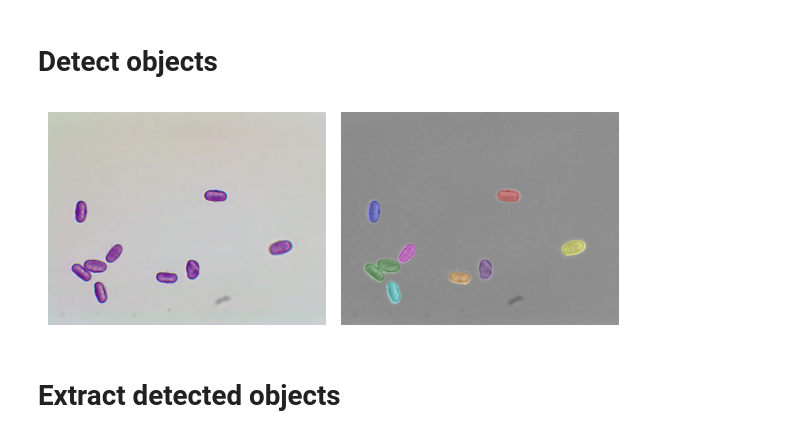
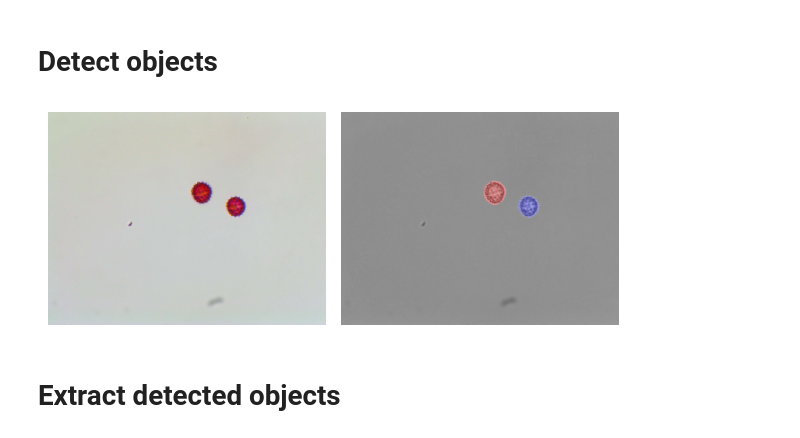
Before and after one commit to Digiratory/Pollen-Analyzer, a Jupyter notebook: Utils/Prepare Single Object Dataset.ipynb, the cells around one changed output. Cells and saved outputs as stored; diff of their text form; code cells hidden in the pictures.

Commit message:
feat: update prepare single object

```diff
--- a/Utils/Prepare Single Object Dataset.ipynb
+++ b/Utils/Prepare Single Object Dataset.ipynb
@@ -30,5 +19,4 @@ from skimage.feature import peak_local_max
 plt.rcParams['figure.figsize'] = [10, 5]
 # %%
-DATASET_ROOT = r"/home/shared/datasets/pollen_dataset_2024_08_14/"
-# OBJECTS_ROOT_1 = r"/home/shared/datasets/pollen_dataset_2024_05_08_objects"
-OBJECTS_ROOT_1 = r"/home/jovyan/pollen_dataset_2024_05_08_objects"
+DATASET_ROOT = "/Users/a1/Desktop/pollen_dataset_2024_11_22/samples"
+OBJECTS_ROOT_1 = "/Users/a1/Desktop/pollen_dataset_2024_11_22/objects_clean"
@@ -54,5 +23,6 @@ target_classes = ['Apiaceae']
 # %%
 all_images = []
+target_classes = os.listdir(DATASET_ROOT)
 for class_name in target_classes:
     all_images.extend(glob(os.path.join(DATASET_ROOT, class_name, "*.jpg"), recursive=True))
 print(f"Total amount of images: {len(all_images)}")
@@ -107,11 +60,11 @@ def object_detection_stage(image_rgb, radius=25):
     label_image = label(bw)
     return label_image
 # %%
-image_rgb = io.imread(all_images[10])
+image_rgb = io.imread(all_images[70])
 label_image = object_detection_stage(image_rgb)
 draw_detections(image_rgb, label_image)
 # %% [output]
-[figure, old version]
+[figure, new version]
 # %% [markdown]
 # Extract detected objects
 # %% [markdown]
```
Also changed, not shown: parts of 12 cells of this notebook, 4 other files.
